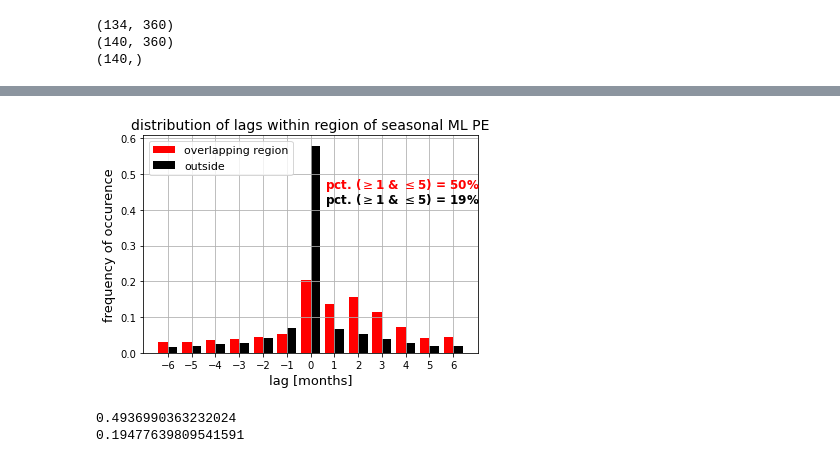
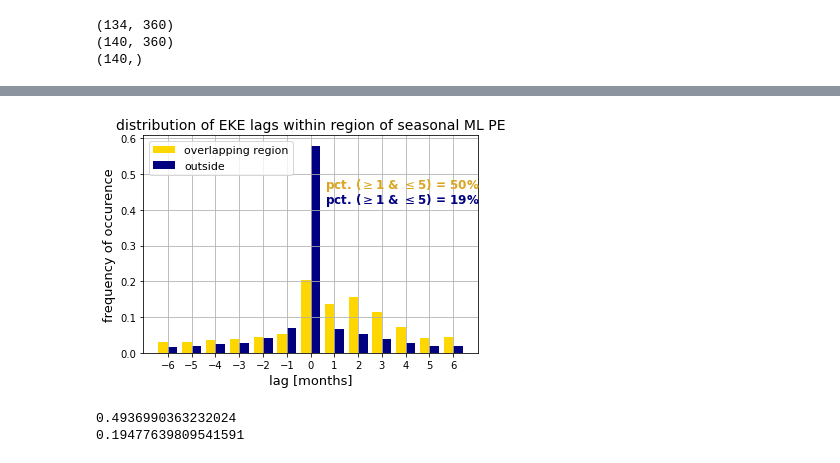
Before and after one commit to jakesteinberg/CPT, a Jupyter notebook: global_along_track_synthesis.ipynb, the cells around one changed output, grey strips where cells are left out. Saved outputs shown, nothing was run; the diff lists cells and outputs as text; code cells hidden in the pictures.

Commit message:
tweaking figures and considering PE magnitudes

```diff
--- a/global_along_track_synthesis.ipynb
+++ b/global_along_track_synthesis.ipynb
@@ -467,7 +478,7 @@ for axi in ax1, ax2, ax3:
     axi.add_feature(cartopy.feature.LAND, color='#D2B48C',zorder=1)
     axi.coastlines()
     axi.set_extent([np.nanmin(lon_bin_c[lon_xr]), np.nanmax(lon_bin_c[lon_xr]), \
-                np.nanmin(lat_bin_c[lat_xr]), np.nanmax(lat_bin_c[lat_xr])], crs=ccrs.PlateCarree())
+                np.nanmin(lat_bin_c[lat_xr_s]), np.nanmax(lat_bin_c[lat_xr_n])], crs=ccrs.PlateCarree())
     gl = axi.gridlines(draw_labels=True)
     gl.xlabel_style = {'size': 15}
     gl.ylabel_style = {'size': 15}
@@ -573,3 +576,14 @@ np.shape(pe_mean)
+# %%
+# month when PE is a maximum
+pe_max_month = np.nan*np.ones(np.shape(pe[0]))
+for i in range(np.shape(pe)[1]):
+    for j in range(np.shape(pe)[2]):
+        # this_pe = pe[:,i,j] - np.nanmean(pe[:,i,j])
+        # indi = np.where(this_pe == np.nanmin(this_pe))[0]
+        this_pe = pe[:,i,j]
+        indi = np.where(this_pe == 0)[0]
+        if (np.sum(np.abs(this_pe)) > 0): # & (len(indi) > 0):
+            pe_max_month[i,j] = indi + 1
 # %%
 meso_band0_i = np.where((coarsening_factors <= 6) & (coarsening_factors >= 3))[0] # was (7,4) 80-160 km
 loc_var_bm = np.nan * np.ones((len(frac_year), len(lon_bin_c), len(lat_bin_c), len(coarsening_factors)))
@@ -762,35 +863,35 @@ f.savefig('/Users/jakesteinberg/Documents/CPT/meetings/2021_08_06/region_overlap
 # %%
 lag_list = []
 outside_list = []
 mo_lag_trim = np.transpose(mo_lag_ref[:,bi].copy())
 mo_lag_trim[np.isnan(mo_lag_trim)] = 0
 for i in range(len(overlap_x)):
     lag_list.append(mo_lag_trim[overlap_x[i],overlap_y[i]])
 for i in range(np.shape(test_m)[0]):
     if i < 1:
         outside_list = mo_lag_trim[i,test_m[i,:] < 1]
     else:
         outside_list = np.concatenate((outside_list, mo_lag_trim[i, test_m[i,:] < 1]))
 
 f, ax = plt.subplots()
 ax.hist([lag_list, outside_list],bins=[-6,-5,-4,-3,-2,-1,0,1,2,3,4,5,6,7], \
-        density=True,align='left', color=['r', 'k'], label=['overlapping region', 'outside']) # [-6,-5,-4,-3,-2,-1,0,1,2,3,4,5,6]
+        density=True,align='left', color=['#FFD700', '#000080'], label=['overlapping region', 'outside']) # [-6,-5,-4,-3,-2,-1,0,1,2,3,4,5,6]
 # ax.hist(mo_lag_ref.flatten(),bins=np.arange(-10,10),density=True, align='right')
 # ax.set_ylim([0, 10000])
 ax.set_xticks(np.arange(-6,7,1))
 # ax.set_xticks(np.arange(0,7,1))
 # ax.set_xticklabels(np.arange(0,6,1))
 handles, labels = ax.get_legend_handles_labels()
 ll = ax.legend(handles, labels, fontsize=11,loc=2)
 ax.grid()
 ax.set_xlabel('lag [months]',fontsize=13)
 ax.set_ylabel('frequency of occurence',fontsize=13)
-ax.set_title('distribution of lags within region of seasonal ML PE',fontsize=14)
-ax.text(0.6,.46,'pct. ($\geq$1 & $\leq$5) = 50%',fontsize=12, color='r', fontweight='bold')
-ax.text(0.6,.42,'pct. ($\geq$1 & $\leq$5) = 19%',fontsize=12, color='k', fontweight='bold')
+ax.set_title('distribution of EKE lags within region of seasonal ML PE',fontsize=14)
+ax.text(0.6,.46,'pct. ($\geq$1 & $\leq$5) = 50%',fontsize=12, color='#DAA520', fontweight='bold')
+ax.text(0.6,.42,'pct. ($\geq$1 & $\leq$5) = 19%',fontsize=12, color='#000080', fontweight='bold')
 f.savefig('/Users/jakesteinberg/Documents/CPT/meetings/2021_08_06/pct_lag_in_pe_regions.jpg', dpi=500)
 # %% [output]
-[figure, old version]
+[figure, new version]
 # %%
 print(len(np.where((np.array([lag_list]) >= 1) & (np.array([lag_list]) <= 5))[0])/len(lag_list))
 print(len(np.where((np.array([outside_list]) >= 1) & (np.array([outside_list]) <= 5))[0])/len(outside_list))
```
Also changed, not shown: parts of 9 cells of this notebook.
